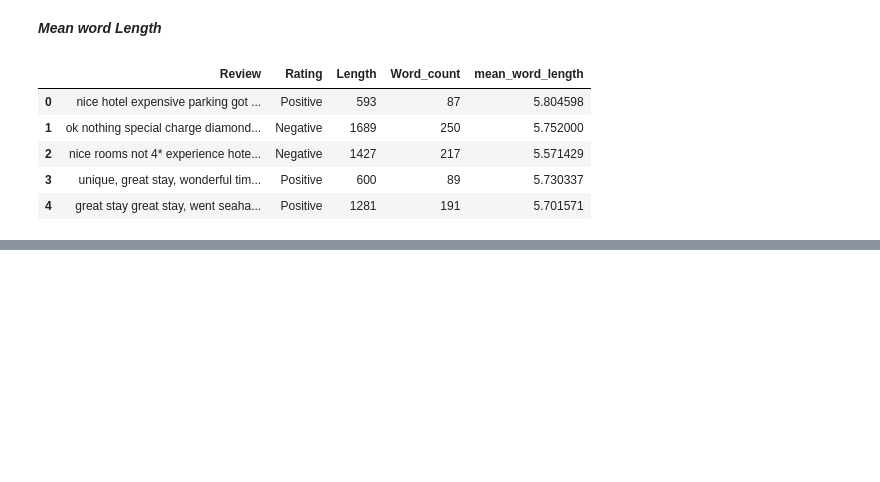
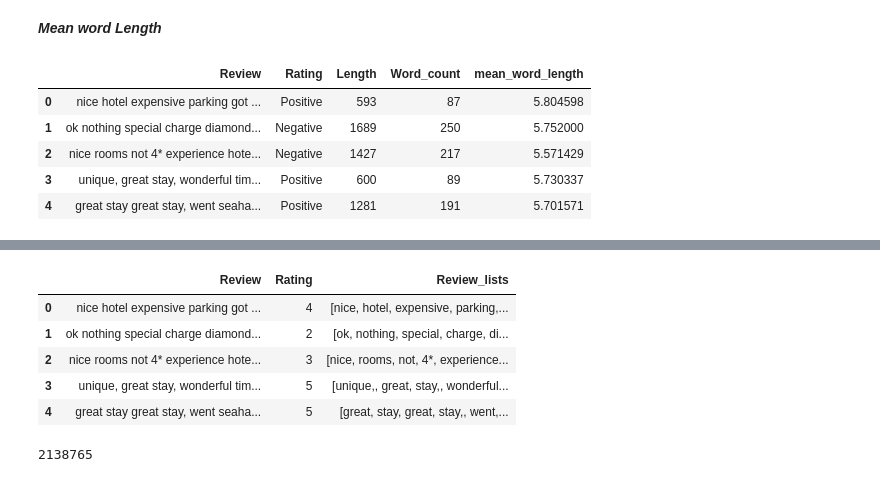
Before and after one commit to RamyaDobbala/ExcelR-Solutions---NLP, a Jupyter notebook: 25_1_25_.ipynb, the cells around one changed output, grey strips where cells are left out. Drawn from its saved outputs; the diff is of its cells as text; code cells hidden in the pictures; blank space fills up the shorter version.

```diff
--- a/25_1_25_.ipynb
+++ b/25_1_25_.ipynb
@@ -92,0 +137,22 @@ df.head()
+# %%
+def corpus(text):
+  text_list = text.split()
+  return text_list
+# %%
+df['Review_lists'] = df['Review'].apply(corpus)
+df.head()
+# %% [output]
+|  | Review | Rating | Review_lists |
+| 0 | nice hotel expensive parking got ... | 4 | [nice, hotel, expensive, parking,... |
+| 1 | ok nothing special charge diamond... | 2 | [ok, nothing, special, charge, di... |
+| 2 | nice rooms not 4* experience hote... | 3 | [nice, rooms, not, 4*, experience... |
+| 3 | unique, great stay, wonderful tim... | 5 | [unique,, great, stay,, wonderful... |
+| 4 | great stay great stay, went seaha... | 5 | [great, stay, great, stay,, went,... |
+# %%
+from tqdm import trange
+corpus = []
+for i in trange(df.shape[0], ncols=150, nrows=10, colour='green', smoothing=0.8):
+  corpus += df['Review_lists'][i]
+len(corpus)
+# %% [output]
+2138765
```
Also changed, not shown: parts of 9 cells of this notebook.
